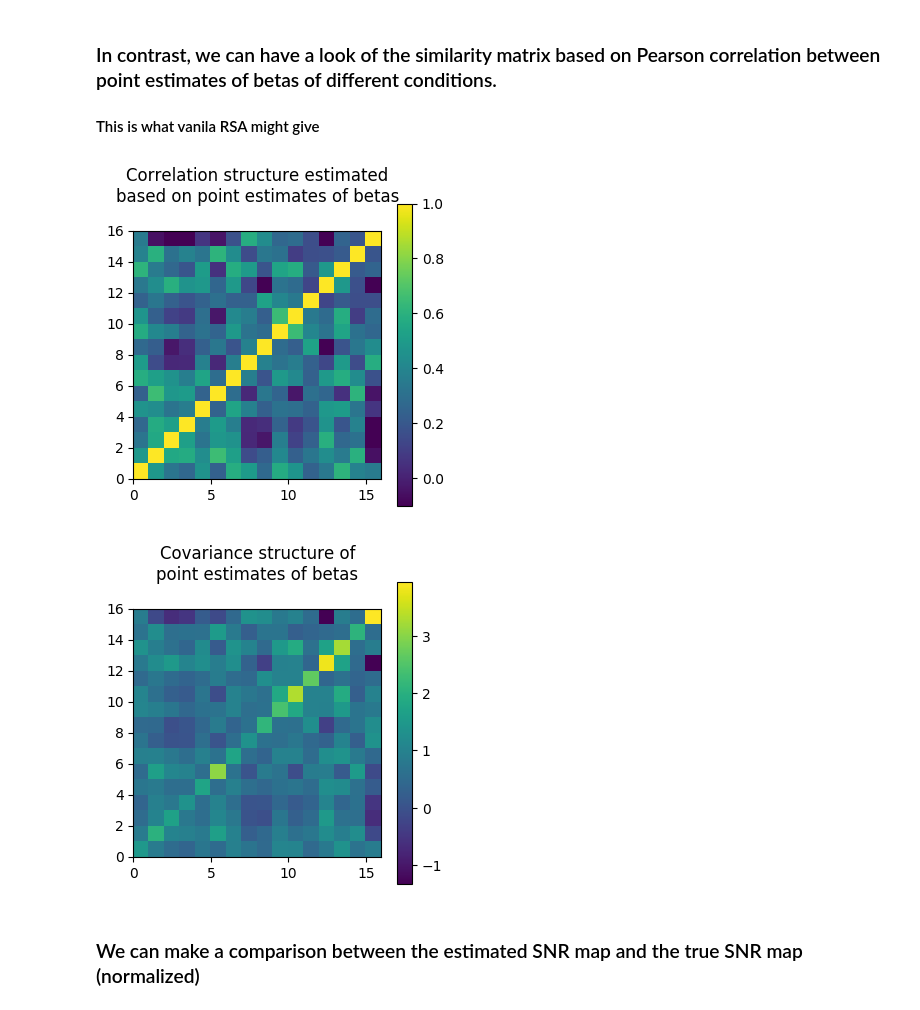
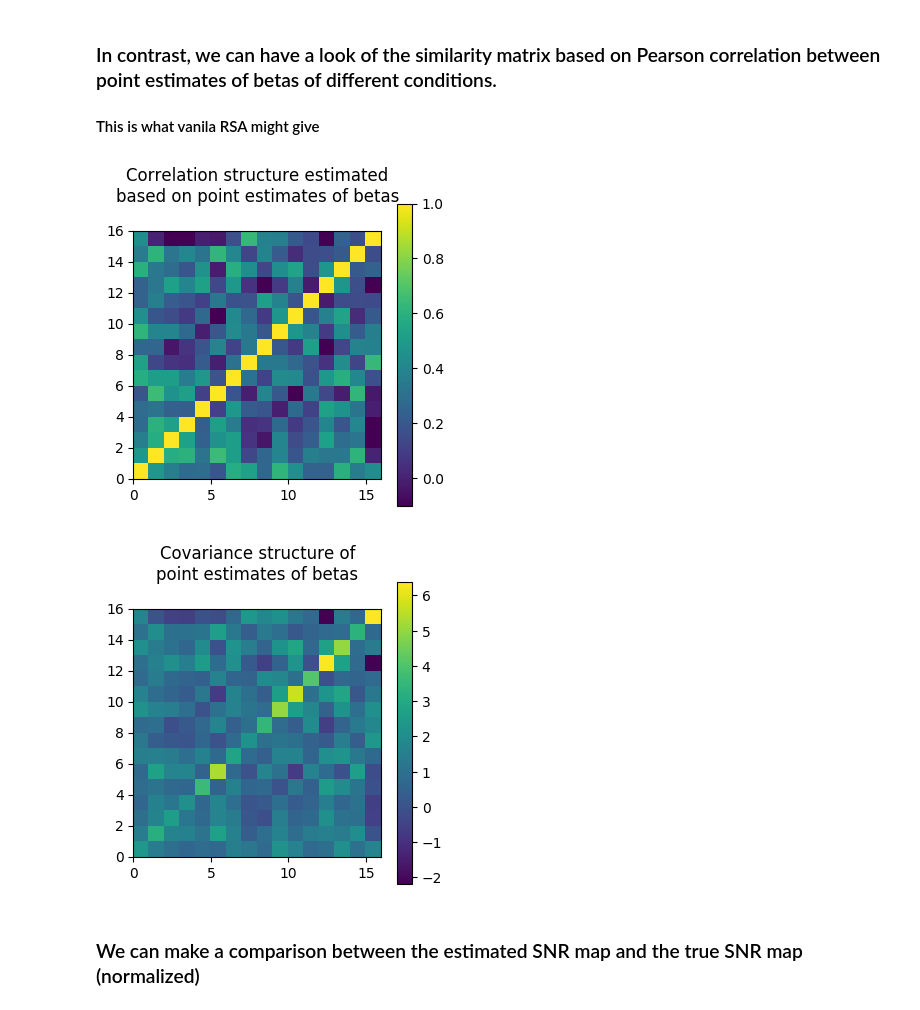
Before and after one commit to brainiak/brainiak, a Jupyter notebook: examples/reprsimil/brsa_representational_similarity_estimate_example.ipynb, the cells around one changed output. Cells and saved outputs as stored; diff of their text form; code cells hidden in the pictures.

```diff
--- a/examples/reprsimil/brsa_representational_similarity_estimate_example.ipynb
+++ b/examples/reprsimil/brsa_representational_similarity_estimate_example.ipynb
@@ -356,33 +357,33 @@ plt.show()
 # %%
 regressor = np.insert(design.design_task,
                       0, 1, axis=1)
-betas_point = np.linalg.lstsq(regressor, Y_z)[0]
+betas_point = np.linalg.lstsq(regressor, Y)[0]
 point_corr = np.corrcoef(betas_point[1:, :])
 point_cov = np.cov(betas_point[1:, :])
 fig = plt.figure(num=None, figsize=(4, 4), dpi=100)
 plt.pcolor(point_corr, vmin=-0.1, vmax=1)
 plt.xlim([0, 16])
 plt.ylim([0, 16])
 plt.colorbar()
 ax = plt.gca()
 ax.set_aspect(1)
 plt.title('Correlation structure estimated\n'
          'based on point estimates of betas\n')
 plt.show()
 
 fig = plt.figure(num=None, figsize=(4, 4), dpi=100)
 plt.pcolor(point_cov)
 plt.xlim([0, 16])
 plt.ylim([0, 16])
 plt.colorbar()
 ax = plt.gca()
 ax.set_aspect(1)
 plt.title('Covariance structure of\n'
          'point estimates of betas\n')
 plt.show()
 # %% [output]
-[figure, old version]
+[figure, new version]
-[figure, old version]
+[figure, new version]
 # %% [markdown]
 ### We can make a comparison between the estimated SNR map and the true SNR map (normalized)
 # %%
```
Also changed, not shown: parts of 14 cells of this notebook, 1 other file.
